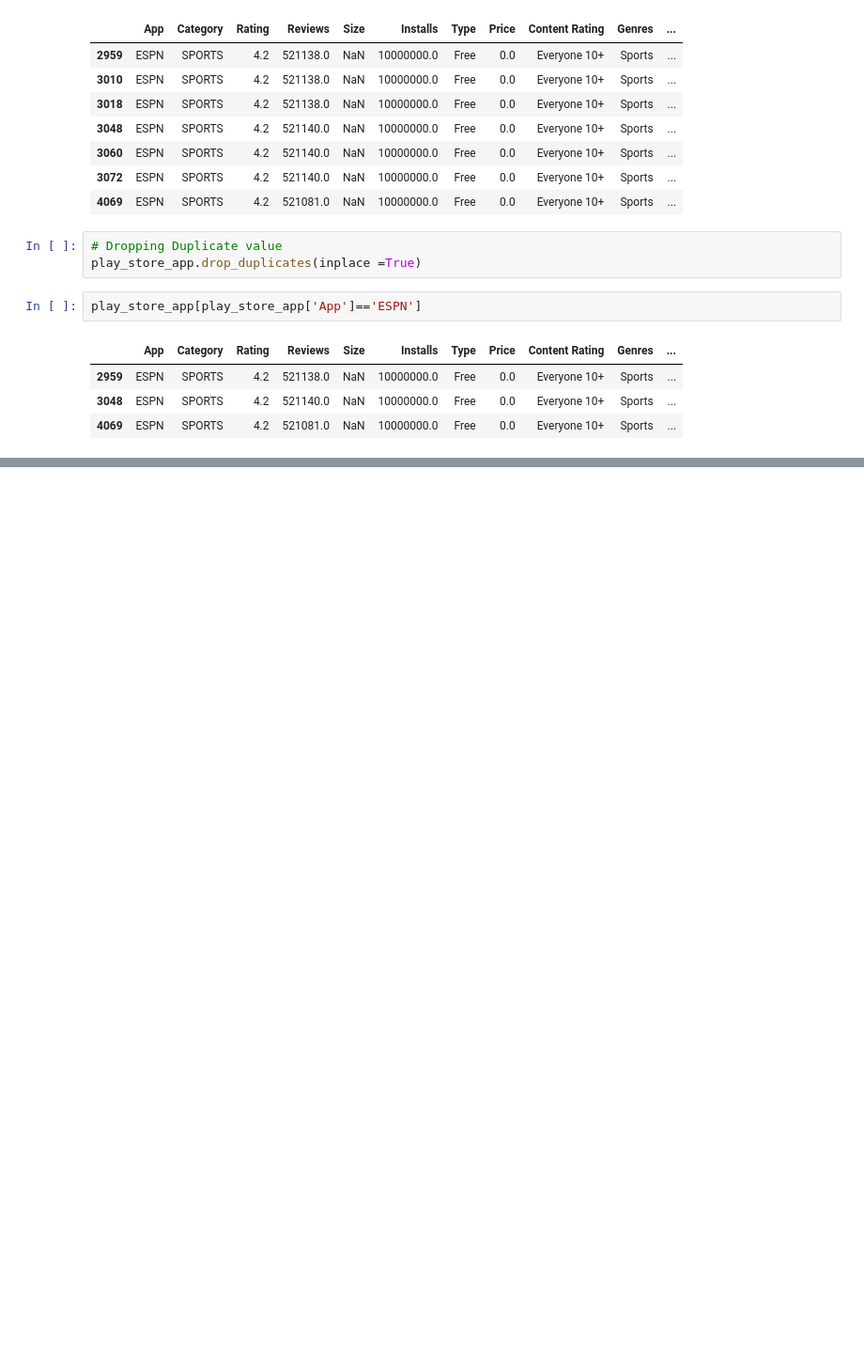
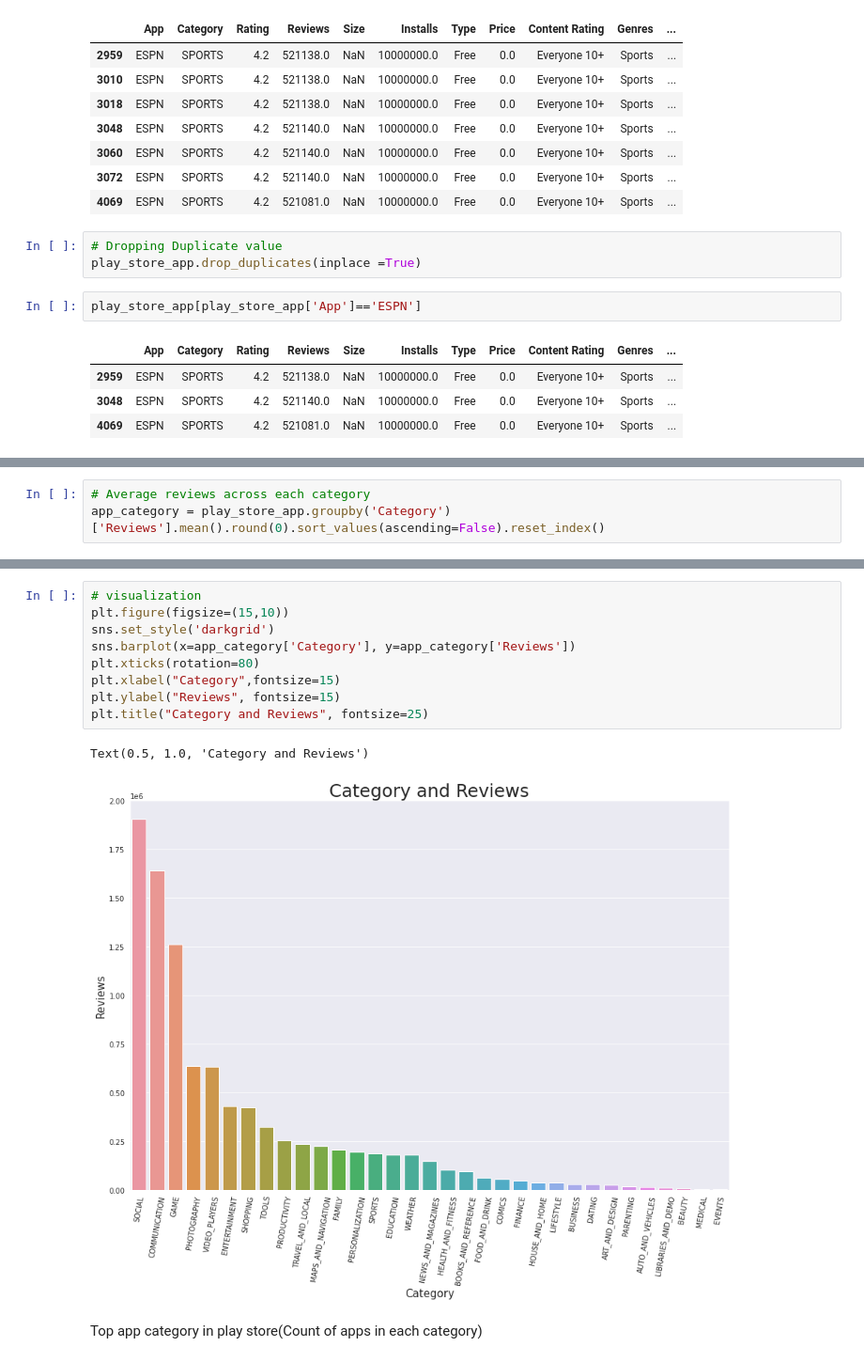
Before and after one commit to Sachin070292/Play-Store-App-Review-Analysis, a Jupyter notebook: Sachin_dubey_Play_Store_App_Review_Analysis.ipynb, the cells around one changed output, grey strips where cells are left out. Shown: that part at 94% size. Saved outputs shown, nothing was run; the diff lists cells and outputs as text; blank space fills up the shorter version.

```diff
--- a/Sachin_dubey_Play_Store_App_Review_Analysis.ipynb
+++ b/Sachin_dubey_Play_Store_App_Review_Analysis.ipynb
@@ -400,0 +433,3 @@ play_store_app[play_store_app['App']=='ESPN']
+# %%
+# Average reviews across each category
+app_category = play_store_app.groupby('Category')['Reviews'].mean().round(0).sort_values(ascending=False).reset_index()
@@ -400,0 +445,14 @@ play_store_app[play_store_app['App']=='ESPN']
+# %%
+# visualization
+plt.figure(figsize=(15,10))
+sns.set_style('darkgrid')
+sns.barplot(x=app_category['Category'], y=app_category['Reviews'])
+plt.xticks(rotation=80)
+plt.xlabel("Category",fontsize=15)
+plt.ylabel("Reviews", fontsize=15)
+plt.title("Category and Reviews", fontsize=25)
+# %% [output]
+Text(0.5, 1.0, 'Category and Reviews')
+[figure, added]
+# %% [markdown]
+Top app category in play store(Count of apps in each category)
```
Also changed, not shown: parts of 40 cells of this notebook.
